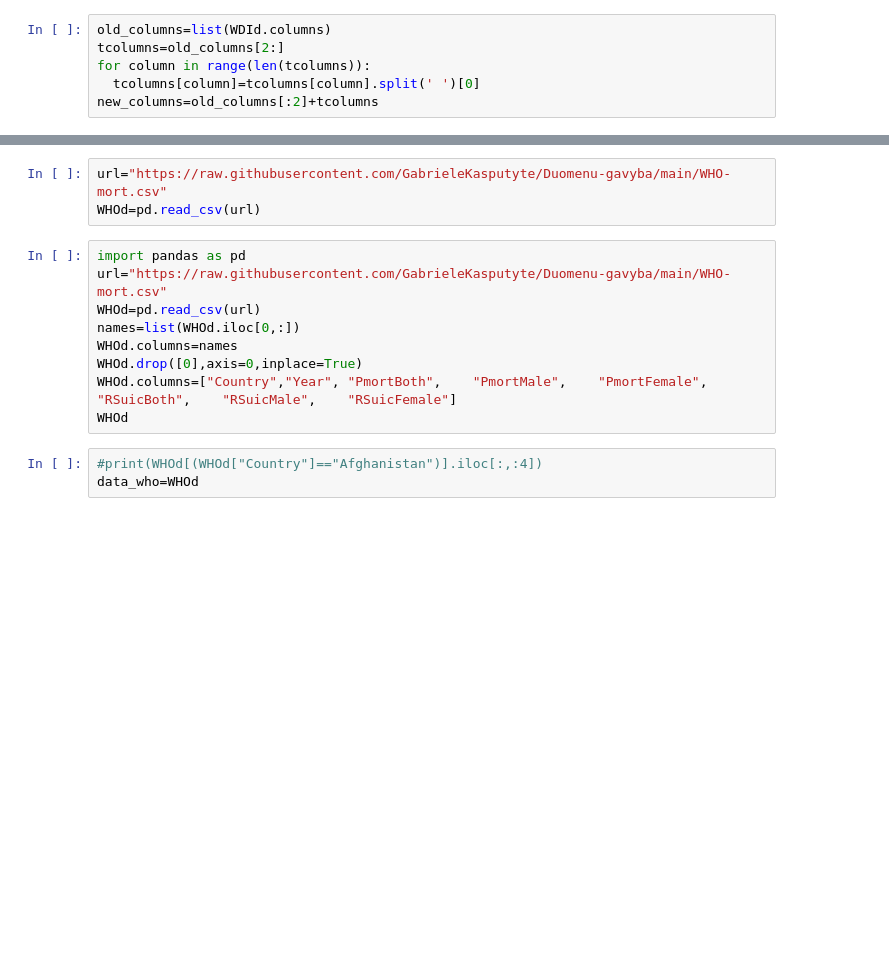
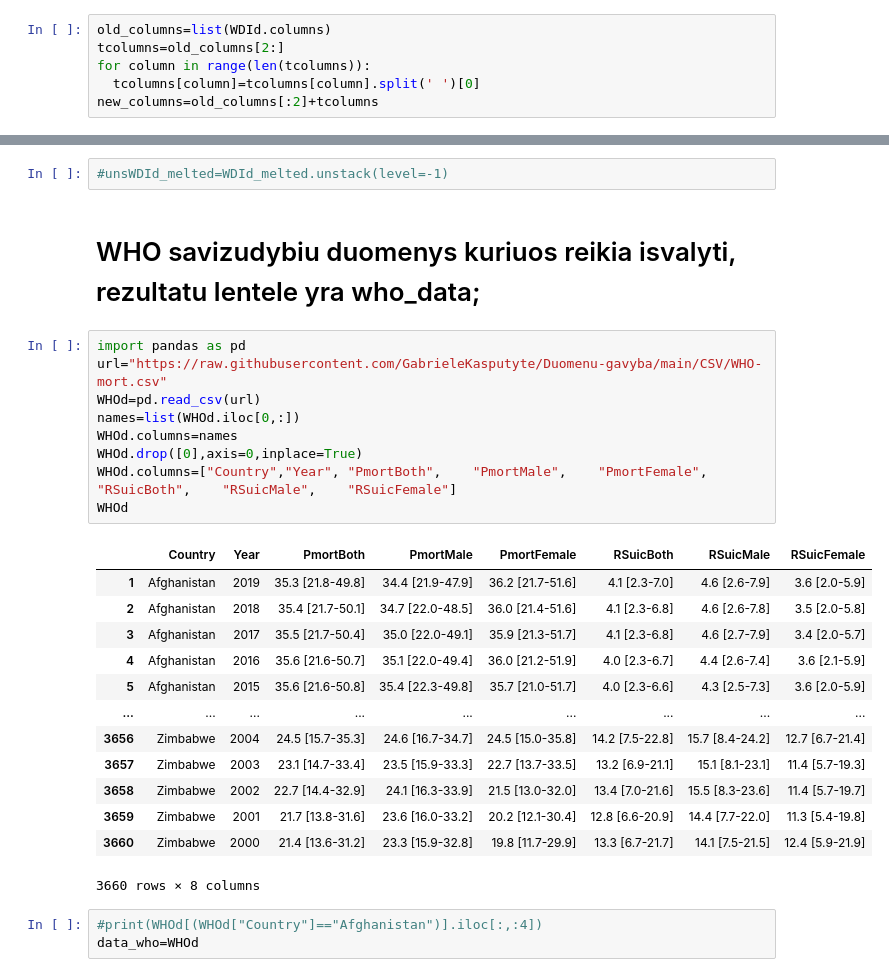
Before and after one commit to GabrieleKasputyte/Duomenu-gavyba, a Jupyter notebook: Suicide Data Analysis/Duomenu_transformacijos.ipynb, the cells around one changed output, grey strips where cells are left out. Drawn from its saved outputs; the diff is of its cells as text; blank space fills up the shorter version.

```diff
--- a/Suicide Data Analysis/Duomenu_transformacijos.ipynb
+++ b/Suicide Data Analysis/Duomenu_transformacijos.ipynb
@@ -19,15 +84,30 @@ WDId
+# %%
+#unsWDId_melted=WDId_melted.unstack(level=-1)
+# %% [markdown]
+# WHO savizudybiu duomenys kuriuos reikia isvalyti, rezultatu lentele yra who_data;
 # %%
-url="https://raw.githubusercontent.com/GabrieleKasputyte/Duomenu-gavyba/main/WHO-mort.csv"
+import pandas as pd
+url="https://raw.githubusercontent.com/GabrieleKasputyte/Duomenu-gavyba/main/CSV/WHO-mort.csv"
 WHOd=pd.read_csv(url)
+names=list(WHOd.iloc[0,:])
+WHOd.columns=names
+WHOd.drop([0],axis=0,inplace=True)
+WHOd.columns=["Country","Year", "PmortBoth",	"PmortMale",	"PmortFemale",	"RSuicBoth",	"RSuicMale",	"RSuicFemale"]
+WHOd
+# %% [output]
+|  | Country | Year | PmortBoth | PmortMale | PmortFemale | RSuicBoth | RSuicMale | RSuicFemale |
+| 1 | Afghanistan | 2019 | 35.3 [21.8-49.8] | 34.4 [21.9-47.9] | 36.2 [21.7-51.6] | 4.1 [2.3-7.0] | 4.6 [2.6-7.9] | 3.6 [2.0-5.9] |
+| 2 | Afghanistan | 2018 | 35.4 [21.7-50.1] | 34.7 [22.0-48.5] | 36.0 [21.4-51.6] | 4.1 [2.3-6.8] | 4.6 [2.6-7.8] | 3.5 [2.0-5.8] |
+| 3 | Afghanistan | 2017 | 35.5 [21.7-50.4] | 35.0 [22.0-49.1] | 35.9 [21.3-51.7] | 4.1 [2.3-6.8] | 4.6 [2.7-7.9] | 3.4 [2.0-5.7] |
+| 4 | Afghanistan | 2016 | 35.6 [21.6-50.7] | 35.1 [22.0-49.4] | 36.0 [21.2-51.9] | 4.0 [2.3-6.7] | 4.4 [2.6-7.4] | 3.6 [2.1-5.9] |
+| 5 | Afghanistan | 2015 | 35.6 [21.6-50.8] | 35.4 [22.3-49.8] | 35.7 [21.0-51.7] | 4.0 [2.3-6.6] | 4.3 [2.5-7.3] | 3.6 [2.0-5.9] |
+| ... | ... | ... | ... | ... | ... | ... | ... | ... |
+| 3656 | Zimbabwe | 2004 | 24.5 [15.7-35.3] | 24.6 [16.7-34.7] | 24.5 [15.0-35.8] | 14.2 [7.5-22.8] | 15.7 [8.4-24.2] | 12.7 [6.7-21.4] |
+| 3657 | Zimbabwe | 2003 | 23.1 [14.7-33.4] | 23.5 [15.9-33.3] | 22.7 [13.7-33.5] | 13.2 [6.9-21.1] | 15.1 [8.1-23.1] | 11.4 [5.7-19.3] |
+| 3658 | Zimbabwe | 2002 | 22.7 [14.4-32.9] | 24.1 [16.3-33.9] | 21.5 [13.0-32.0] | 13.4 [7.0-21.6] | 15.5 [8.3-23.6] | 11.4 [5.7-19.7] |
+| 3659 | Zimbabwe | 2001 | 21.7 [13.8-31.6] | 23.6 [16.0-33.2] | 20.2 [12.1-30.4] | 12.8 [6.6-20.9] | 14.4 [7.7-22.0] | 11.3 [5.4-19.8] |
+| 3660 | Zimbabwe | 2000 | 21.4 [13.6-31.2] | 23.3 [15.9-32.8] | 19.8 [11.7-29.9] | 13.3 [6.7-21.7] | 14.1 [7.5-21.5] | 12.4 [5.9-21.9] |
+3660 rows × 8 columns
-# %%
-import pandas as pd
-url="https://raw.githubusercontent.com/GabrieleKasputyte/Duomenu-gavyba/main/WHO-mort.csv"
-WHOd=pd.read_csv(url)
-names=list(WHOd.iloc[0,:])
-WHOd.columns=names
-WHOd.drop([0],axis=0,inplace=True)
-WHOd.columns=["Country","Year", "PmortBoth",	"PmortMale",	"PmortFemale",	"RSuicBoth",	"RSuicMale",	"RSuicFemale"]
-WHOd
 # %%
 #print(WHOd[(WHOd["Country"]=="Afghanistan")].iloc[:,:4])
 data_who=WHOd
```
Also changed, not shown: parts of 22 cells of this notebook.
